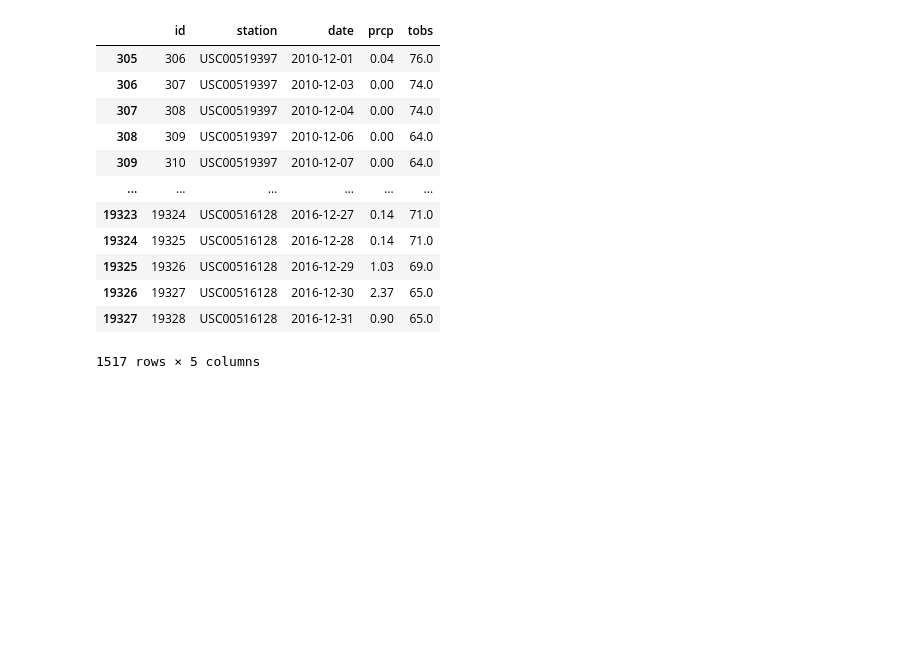
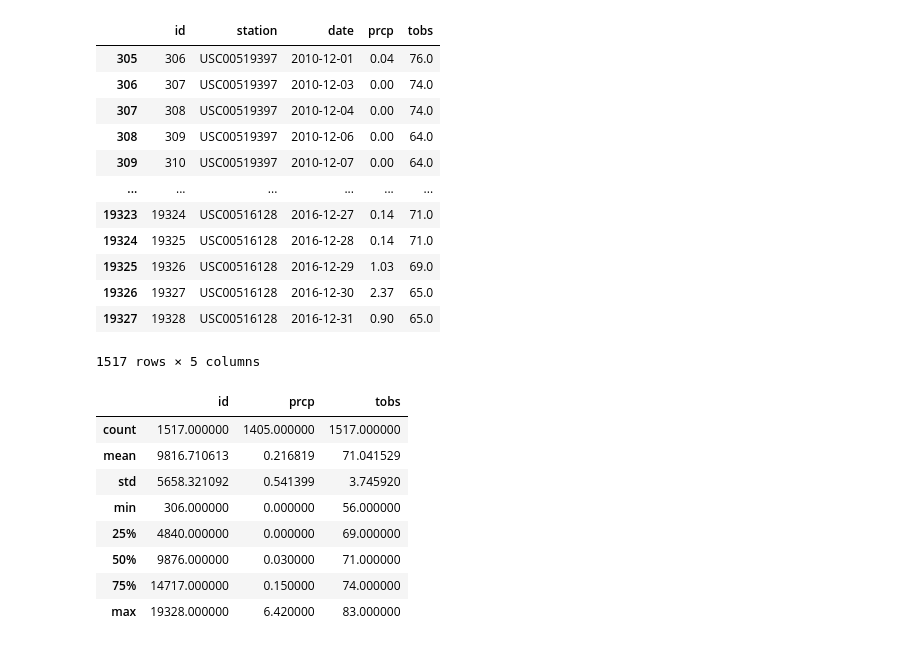
Before and after one commit to asongulol/surfs_up, a Jupyter notebook: CHALLENGE_climate_analysis.ipynb, the cells around one changed output. Cells and saved outputs as stored; diff of their text form; code cells hidden in the pictures; blank space fills up the shorter version.

```diff
--- a/climate_analysis.ipynb
+++ b/CHALLENGE_climate_analysis.ipynb
@@ -456,0 +455,13 @@ december_df
+# %%
+#obtain descriptive statistics for december
+december_df.describe()
+# %% [output]
+|  | id | prcp | tobs |
+| count | 1517.000000 | 1405.000000 | 1517.000000 |
+| mean | 9816.710613 | 0.216819 | 71.041529 |
+| std | 5658.321092 | 0.541399 | 3.745920 |
+| min | 306.000000 | 0.000000 | 56.000000 |
+| 25% | 4840.000000 | 0.000000 | 69.000000 |
+| 50% | 9876.000000 | 0.030000 | 71.000000 |
+| 75% | 14717.000000 | 0.150000 | 74.000000 |
+| max | 19328.000000 | 6.420000 | 83.000000 |
```
Also changed, not shown: parts of 2 cells of this notebook, 2 other files.
